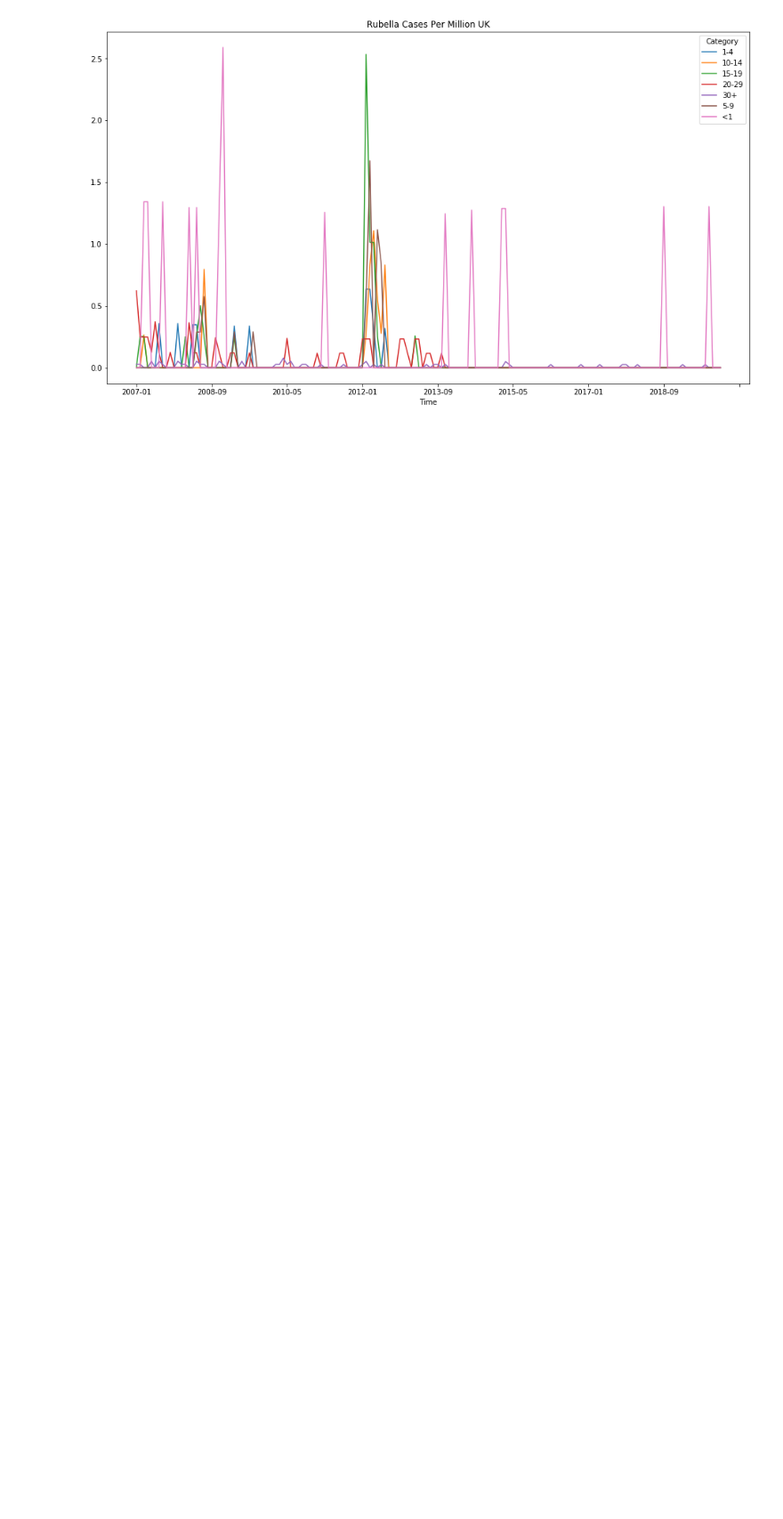
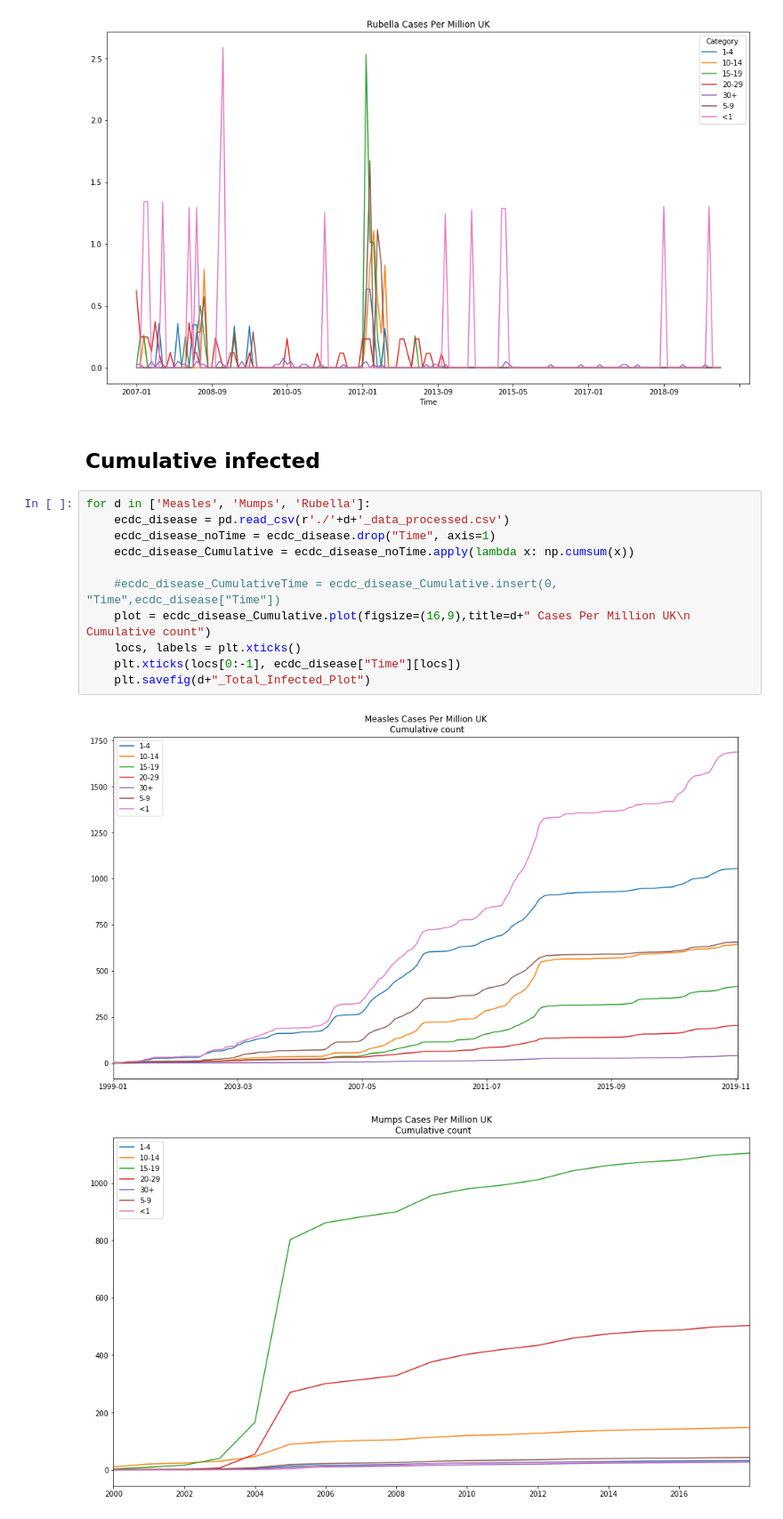
Before and after one commit to dhelekal/EpiRSG2020, a Jupyter notebook: data_nb/ECDCdata.ipynb, the cells around one changed output. Shown at 89% size. Saved outputs shown, nothing was run; the diff lists cells and outputs as text; blank space fills up the shorter version.

Commit message:
Added total infected, not sure on smoothing

```diff
--- a/data_nb/ECDCdata.ipynb
+++ b/data_nb/ECDCdata.ipynb
@@ -36,3 +36,19 @@ for d in ['Measles', 'Mumps', 'Rubella']:
 [figure]
 [figure]
 [figure]
+# %% [markdown]
+## Cumulative infected
+# %%
+for d in ['Measles', 'Mumps', 'Rubella']:
+    ecdc_disease = pd.read_csv(r'./'+d+'_data_processed.csv')
+    ecdc_disease_noTime = ecdc_disease.drop("Time", axis=1)
+    ecdc_disease_Cumulative = ecdc_disease_noTime.apply(lambda x: np.cumsum(x))
+
+    #ecdc_disease_CumulativeTime = ecdc_disease_Cumulative.insert(0, "Time",ecdc_disease["Time"])
+    plot = ecdc_disease_Cumulative.plot(figsize=(16,9),title=d+" Cases Per Million UK\n Cumulative count")
+    locs, labels = plt.xticks()
+    plt.xticks(locs[0:-1], ecdc_disease["Time"][locs])
+    plt.savefig(d+"_Total_Infected_Plot")
+# %% [output]
+[figure, added]
+[figure, added]
```
Also changed, not shown: parts of 5 cells of this notebook, 7 other files.
